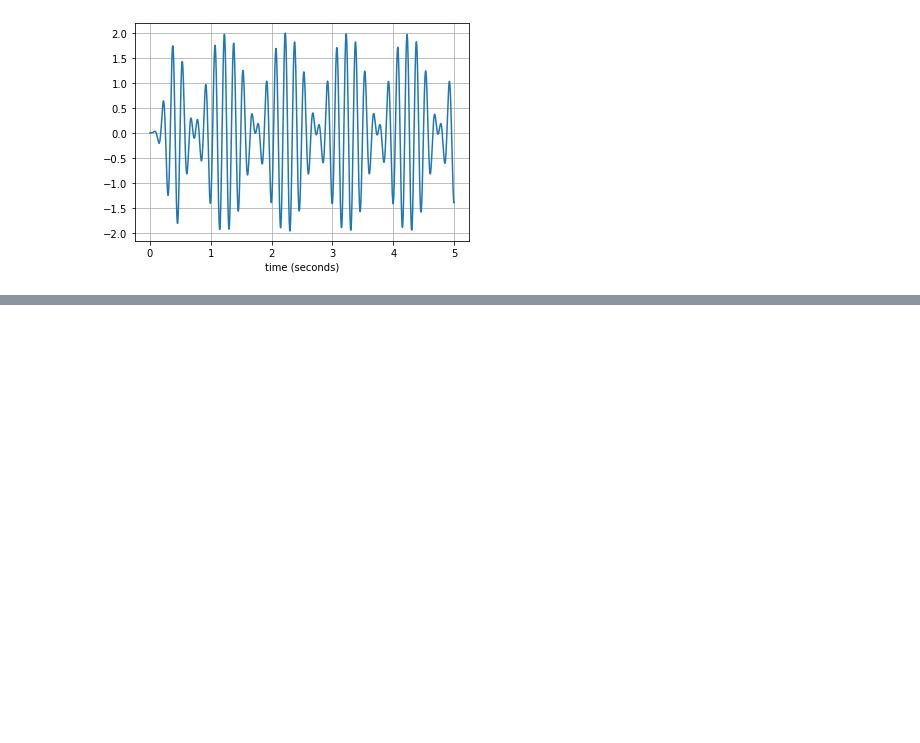
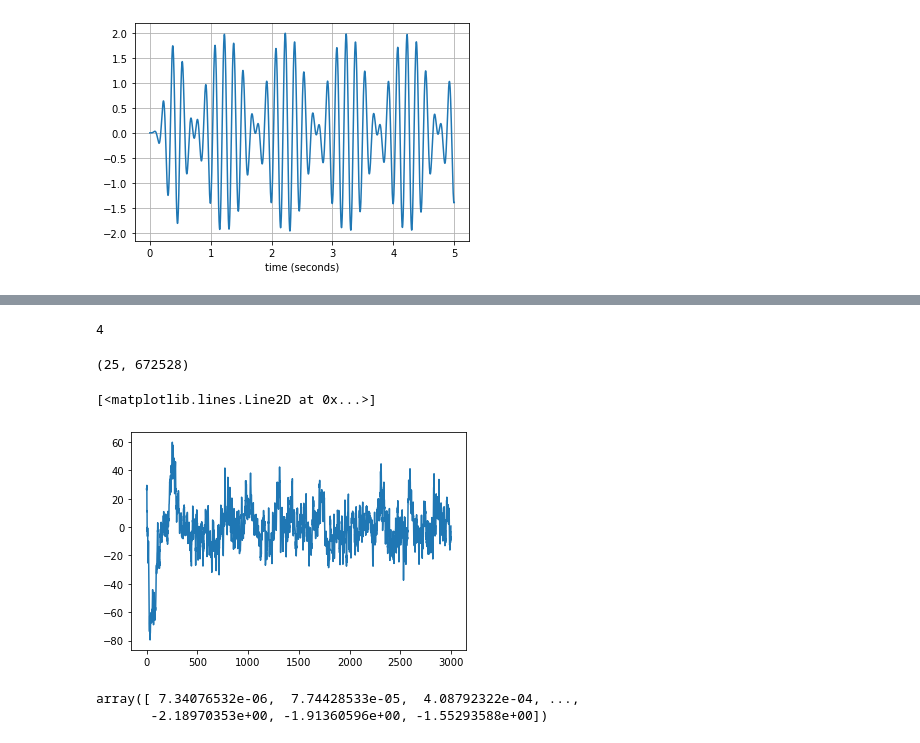
Before and after one commit to orvindemsy/BCICIV2a-FBCSP, a Jupyter notebook: fbcsp.ipynb, the cells around one changed output, grey strips where cells are left out. Drawn from its saved outputs; the diff is of its cells as text; code cells hidden in the pictures; blank space fills up the shorter version.

```diff
--- a/fbcsp.ipynb
+++ b/fbcsp.ipynb
@@ -205,0 +313,10 @@ plt.show()
+# %%
+# First take the position of left and right class
+left_pos = 'left_pos'
+right_pos = 'right_pos'
+
+for i in range(1, ns):
+    subj = subjectCounter(i)
+
+    mod_data[subj][left_pos] = ori_data[subj]['epos'][ori_data[subj]['etyp'] == 769]
+    mod_data[subj][right_pos] = ori_data[subj]['epos'][ori_data[subj]['etyp'] == 770]
@@ -205,0 +360,11 @@ plt.show()
+# %%
+for band in mod_data['subject01']['EEG_filtered'].keys():
+    temp_EEG_all = mod_data['subject01']['EEG_filtered'][band]['EEG_all']
+
+    # LEFT
+    for j in range(len(temp_pos_left)):
+        temp_EEG_left.append(temp_EEG_all[:, temp_pos_left[j] + int(start*fs) : temp_pos_left[j] + int(end*fs)])
+
+    mod_data[subj][EEG_left] = np.array(temp_EEG_left)
+
+    print(temp_EEG_all.shape)
@@ -205,0 +406,4 @@ plt.show()
+# %%
+for i in startband:
+# %% [output]
+4
@@ -205,0 +412,13 @@ plt.show()
+# %%
+test = mod_data['subject01']['raw_EEG']
+# %%
+test.shape
+# %% [output]
+(25, 672528)
+# %%
+test = test[:2, 500:3500]
+# %%
+plt.plot(test[0])
+# %% [output]
+[<matplotlib.lines.Line2D at 0x...>]
+[figure, added]
@@ -205,0 +428,5 @@ plt.show()
+# %%
+test1[0]
+# %% [output]
+array([ 7.34076532e-06,  7.74428533e-05,  4.08792322e-04, ...,
+       -2.18970353e+00, -1.91360596e+00, -1.55293588e+00])
```
Also changed, not shown: parts of 19 cells of this notebook.
